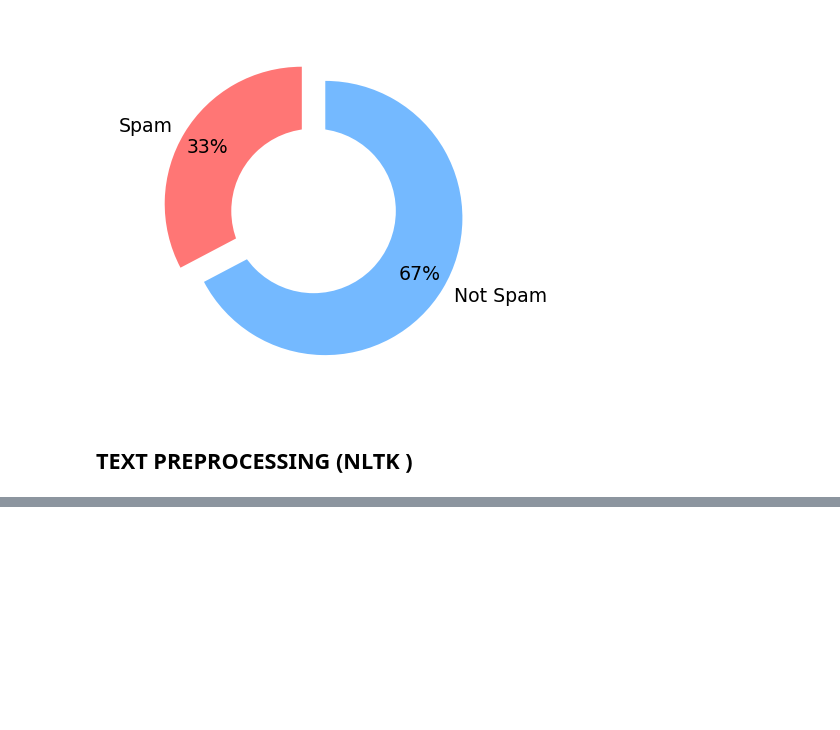
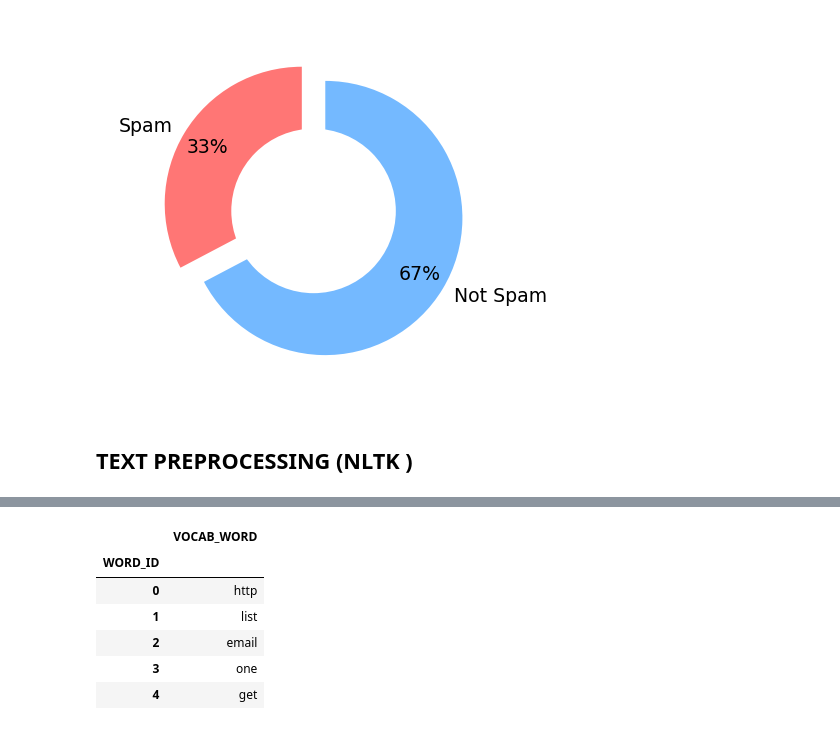
Before and after one commit to KumarGaurav20/Spam-Emails, a Jupyter notebook: Spam_Filteration.ipynb, the cells around one changed output, grey strips where cells are left out. Drawn from its saved outputs; the diff is of its cells as text; code cells hidden in the pictures; blank space fills up the shorter version.

```diff
--- a/Spam_Filteration.ipynb
+++ b/Spam_Filteration.ipynb
@@ -170,0 +189,15 @@ plt.show()
+# %%
+# Function For tokkenizng stemming, removing Html, use beautiful soup(from bs4 import BeautifulSoup)
+
+def clean_msg_no_html(Message, stemmer=PorterStemmer(), stop_words=set(stopwords.words('english'))):
+  soup= BeautifulSoup(Message, 'html.parser')
+  cleaned_text= soup.get_text()
+
+  words= word_tokenize(cleaned_text.lower())
+  filtered_words=[]
+  # removing stopwords
+  for word in words:
+    if word not in stop_words and word.isalpha():
+      filtered_words.append(word)
+
+  return filtered_words
@@ -170,0 +304,4 @@ plt.show()
+# %%
+# This vocab will consist of top, most used words in our dataset
+stemmed_nested_list = data_combined.Message.apply(clean_msg_no_html)
+flat_stemmed_list = [item for sublist in stemmed_nested_list for item in sublist]
@@ -170,0 +311,4 @@ plt.show()
+# %%
+unique_words = pd.Series(flat_stemmed_list).value_counts()
+print('Nr of unique words', unique_words.shape[0])
+unique_words.head()
@@ -170,0 +323,4 @@ plt.show()
+# %%
+#Vocab Size is defined in Constant. VocabSize is equal to top frequent words
+frequent_words = unique_words[0:VOCAB_SIZE]
+frequent_words
@@ -170,0 +340,14 @@ plt.show()
+# %%
+# Converting the list to DataFrame
+word_ids = list(range(0, VOCAB_SIZE))
+vocab = pd.DataFrame({'VOCAB_WORD': frequent_words.index.values}, index=word_ids)
+vocab.index.name = 'WORD_ID'
+vocab.head()
+# %% [output]
+|  | VOCAB_WORD |
+| WORD_ID |  |
+| 0 | http |
+| 1 | list |
+| 2 | email |
+| 3 | one |
+| 4 | get |
```
Also changed, not shown: parts of 20 cells of this notebook.
